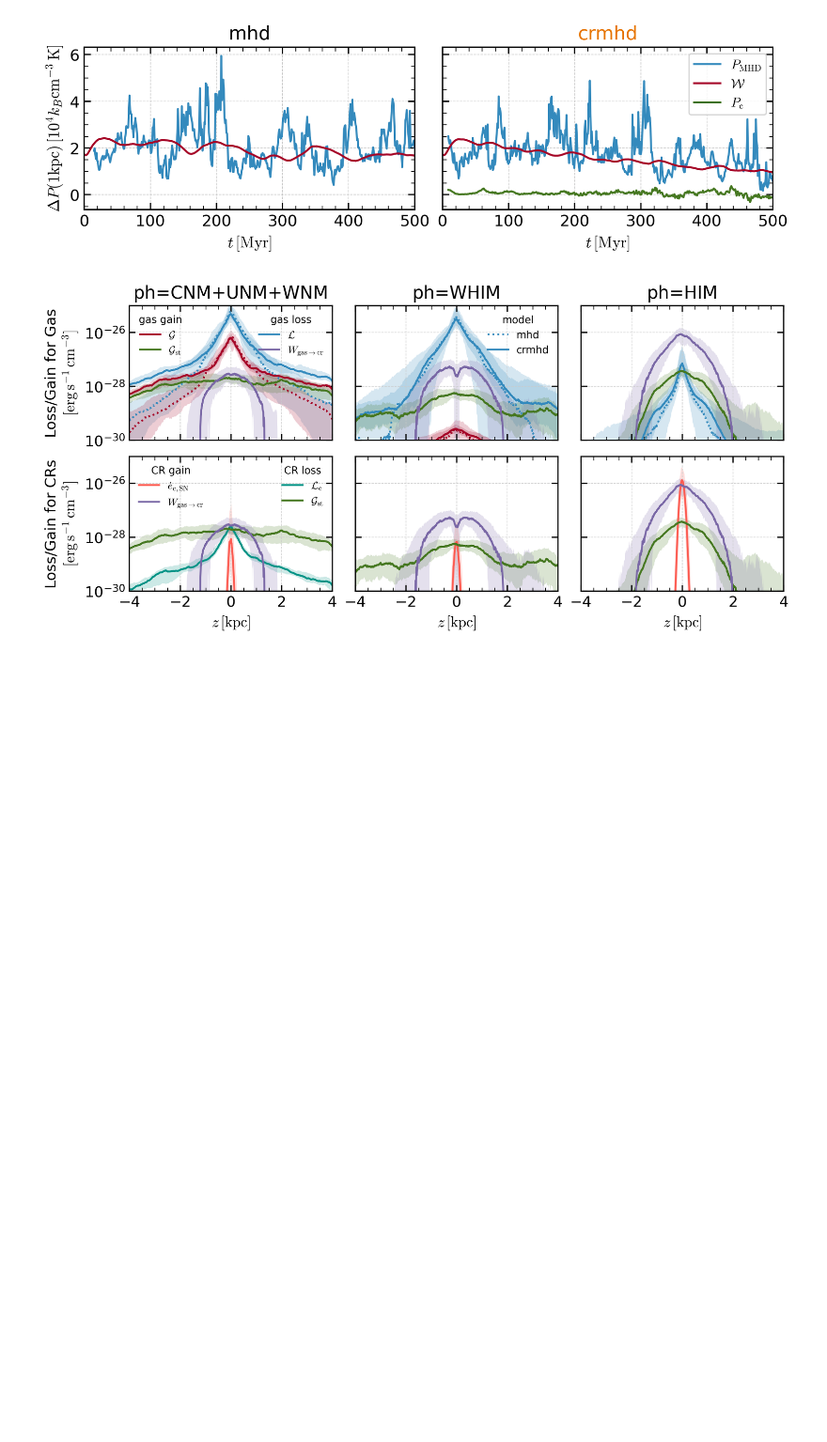
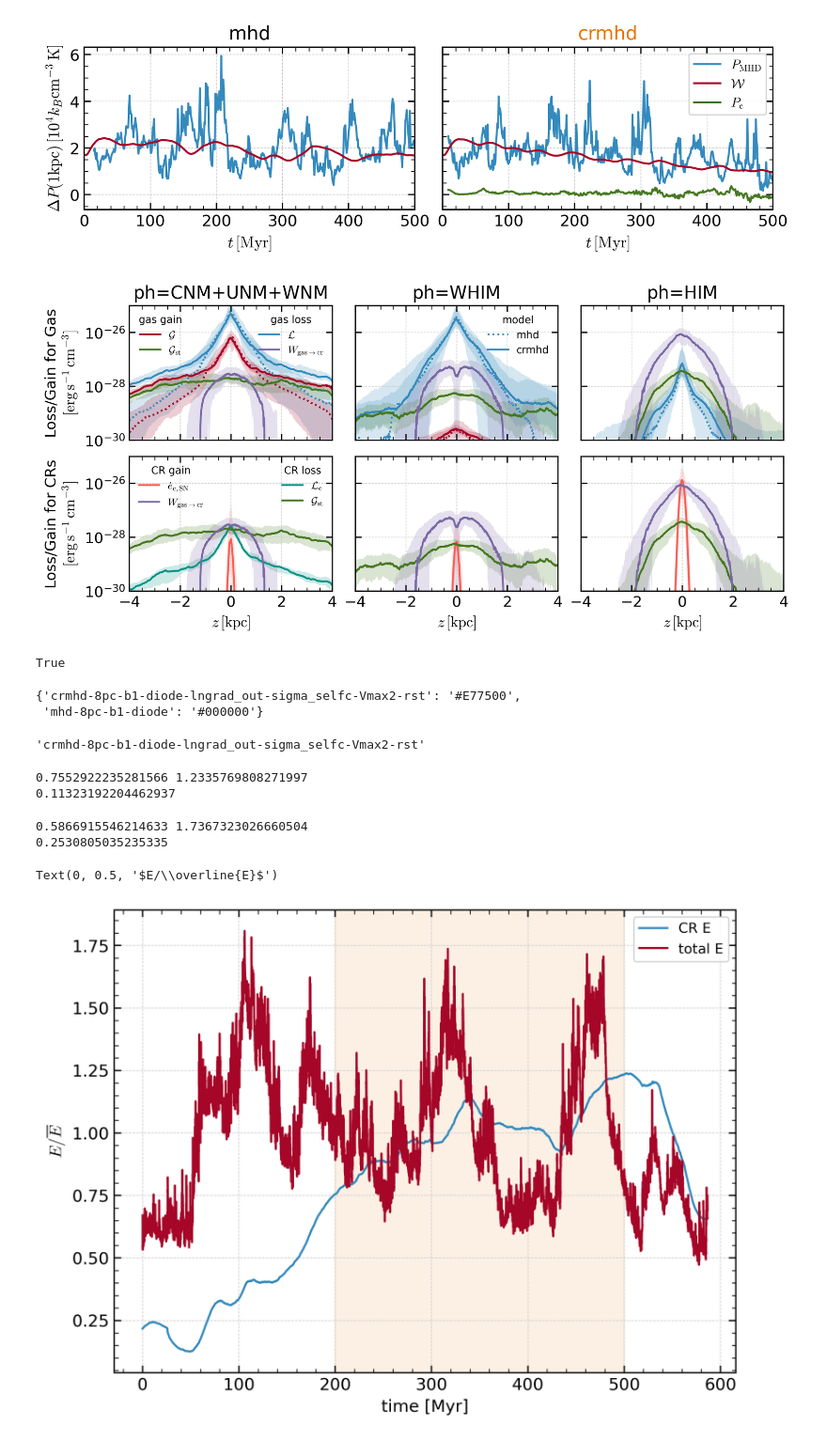
Before and after one commit to changgoo/TIGRESS-CR, a Jupyter notebook: notebooks/paperI_figures.ipynb, the cells around one changed output. Shown at 94% size. Saved outputs shown, nothing was run; the diff lists cells and outputs as text; code cells hidden in the pictures; blank space fills up the shorter version.

```diff
--- a/notebooks/paperI_figures.ipynb
+++ b/notebooks/paperI_figures.ipynb
@@ -108,3 +108,43 @@ f = ps.plot_gainloss_z(
     phases=[["CNM", "UNM", "WNM"],"WHIM","HIM"])
 # %% [output]
 [figure]
+# %%
+s.options["cosmic_ray"]
+# %% [output]
+True
+# %%
+ps.model_color
+# %% [output]
+{'crmhd-8pc-b1-diode-lngrad_out-sigma_selfc-Vmax2-rst': '#E77500',
+ 'mhd-8pc-b1-diode': '#000000'}
+# %%
+m
+# %% [output]
+'crmhd-8pc-b1-diode-lngrad_out-sigma_selfc-Vmax2-rst'
+# %%
+Ecmean=s.hst["0Ec"][s.tslice].mean()
+print(s.hst["0Ec"][s.tslice].min()/Ecmean,s.hst["0Ec"][s.tslice].max()/Ecmean)
+print(s.hst["0Ec"][s.tslice].std()/Ecmean)
+# %% [output]
+0.7552922235281566 1.2335769808271997
+0.11323192204462937
+# %%
+Etmean=s.hst["totE"][s.tslice].mean()
+print(s.hst["totE"][s.tslice].min()/Etmean,s.hst["totE"][s.tslice].max()/Etmean)
+print(s.hst["totE"][s.tslice].std()/Etmean)
+# %% [output]
+0.5866915546214633 1.7367323026660504
+0.2530805035235335
+# %%
+c = ps.model_color[m]
+plt.plot(s.hst["time"],s.hst["0Ec"]/Ecmean,label="CR E")
+# plt.axhline(Ecmean,color=c,ls="--")
+plt.axvspan(s.tslice_Myr.start,s.tslice_Myr.stop,alpha=0.1,color=c)
+plt.plot(s.hst["time"],s.hst["totE"]/Etmean,label="total E")
+plt.legend()
+plt.xlabel("time [Myr]")
+plt.ylabel(r"$E/\overline{E}$")
+# plt.axhline(Etmean,color=c,ls="--")
+# %% [output]
+Text(0, 0.5, '$E/\\overline{E}$')
+[figure, added]
```
Also changed, not shown: 2 other files.
